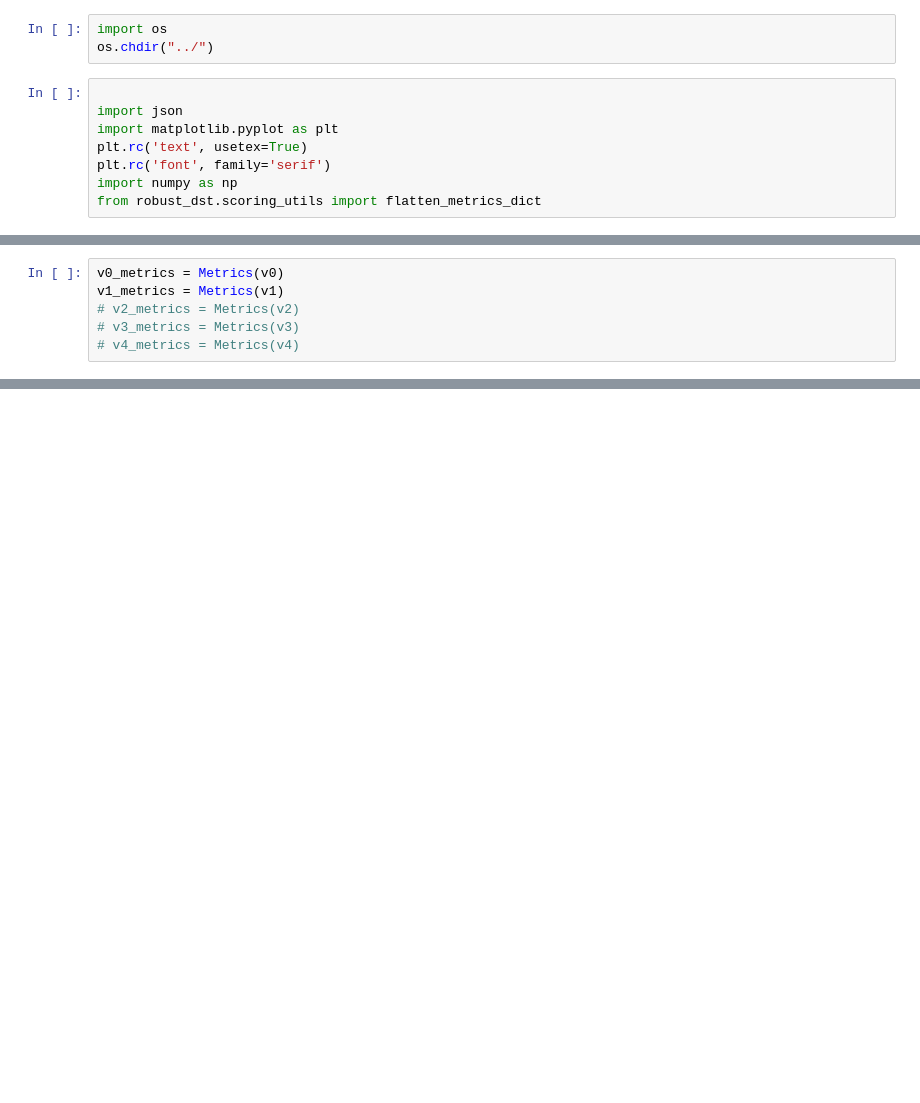
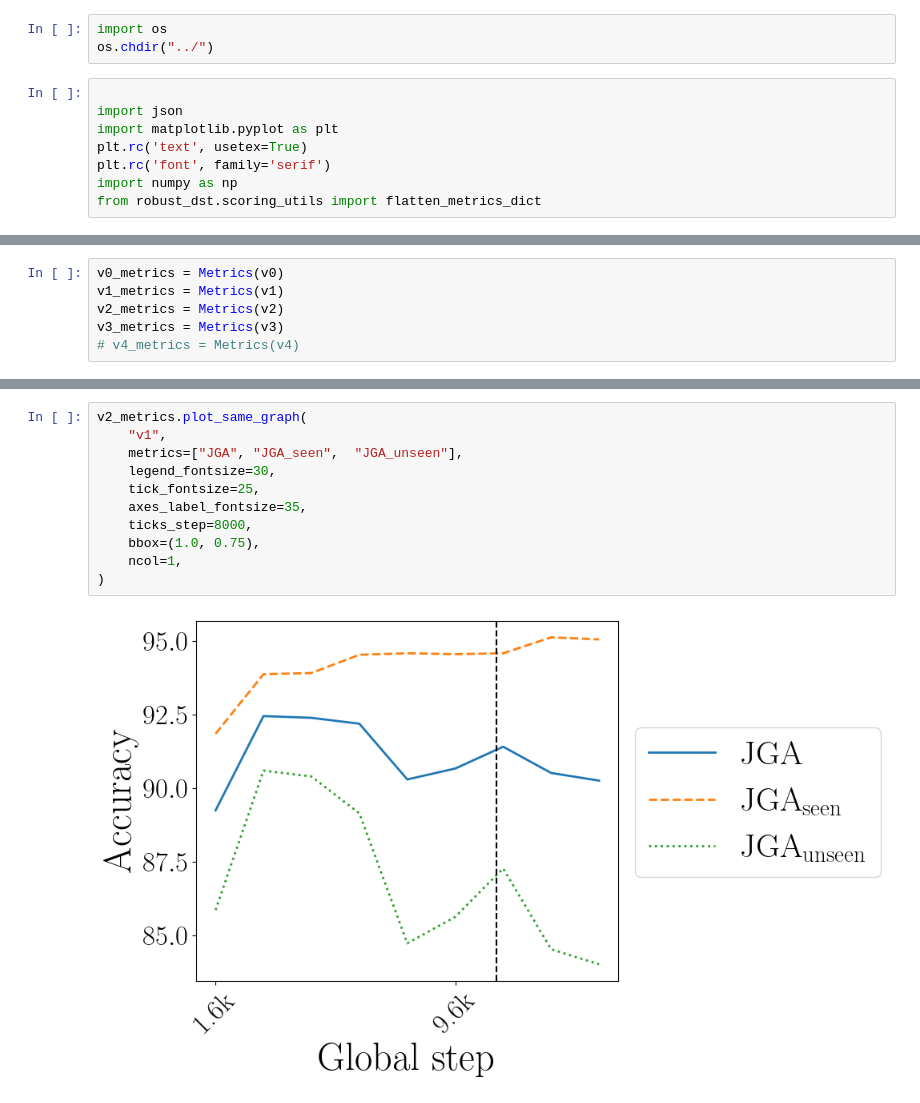
Before and after one commit to alexcoca/robust-dst-v2, a Jupyter notebook: notebooks/models_alex.ipynb, the cells around one changed output, grey strips where cells are left out. Saved outputs shown, nothing was run; the diff lists cells and outputs as text; blank space fills up the shorter version.

```diff
--- a/notebooks/models_alex.ipynb
+++ b/notebooks/models_alex.ipynb
@@ -128,6 +135,6 @@ class FastInference(Plotter):
 # %%
 v0_metrics = Metrics(v0)
 v1_metrics = Metrics(v1)
-# v2_metrics = Metrics(v2)
-# v3_metrics = Metrics(v3)
+v2_metrics = Metrics(v2)
+v3_metrics = Metrics(v3)
 # v4_metrics = Metrics(v4)
@@ -189,0 +239,13 @@ v1_metrics.plot_same_graph("v1", metrics=["JGA", "JGA_seen",  "JGA_unseen"], leg
+# %%
+v2_metrics.plot_same_graph(
+    "v1",
+    metrics=["JGA", "JGA_seen",  "JGA_unseen"],
+    legend_fontsize=30,
+    tick_fontsize=25,
+    axes_label_fontsize=35,
+    ticks_step=8000,
+    bbox=(1.0, 0.75),
+    ncol=1,
+)
+# %% [output]
+[figure, added]
```
Also changed, not shown: parts of 10 cells of this notebook, 5 other files.
